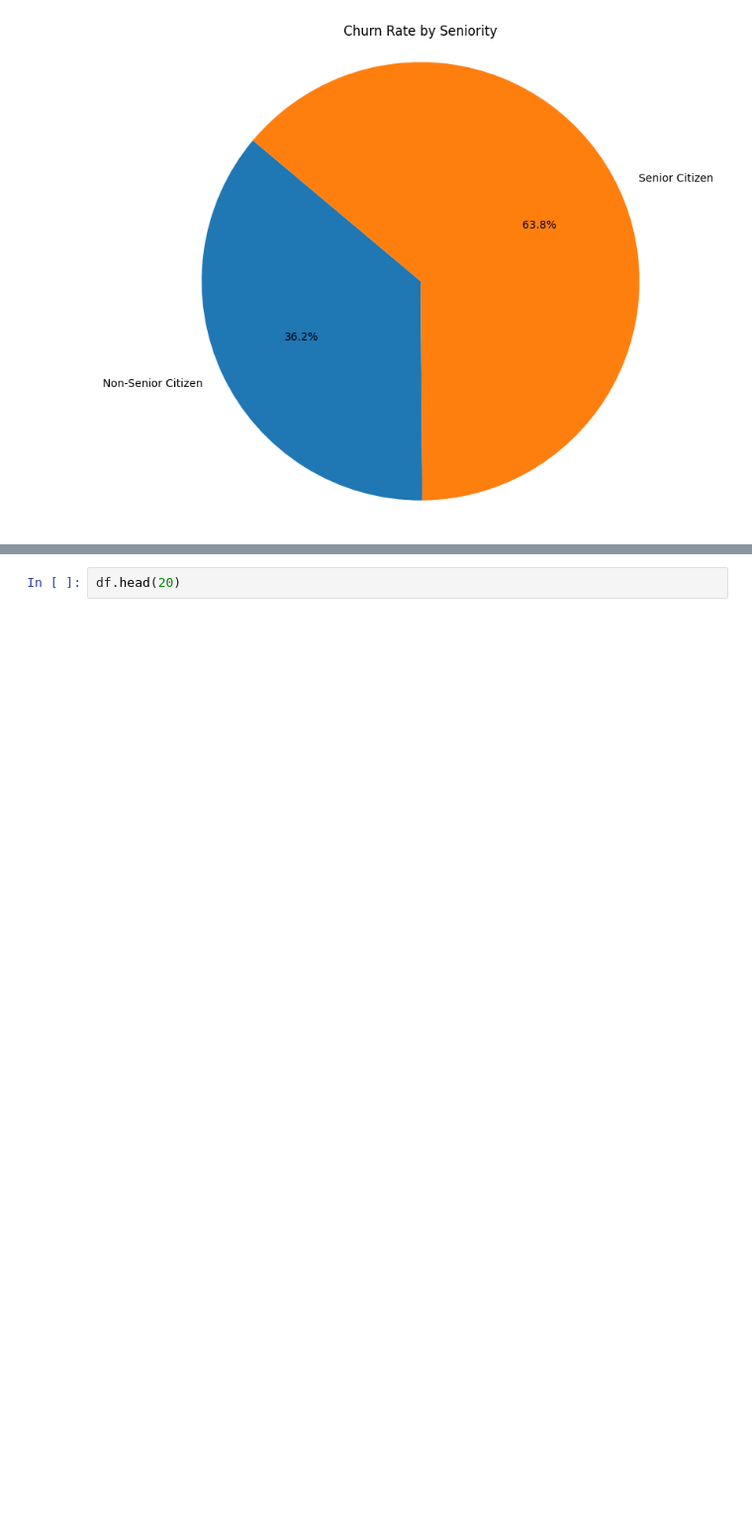
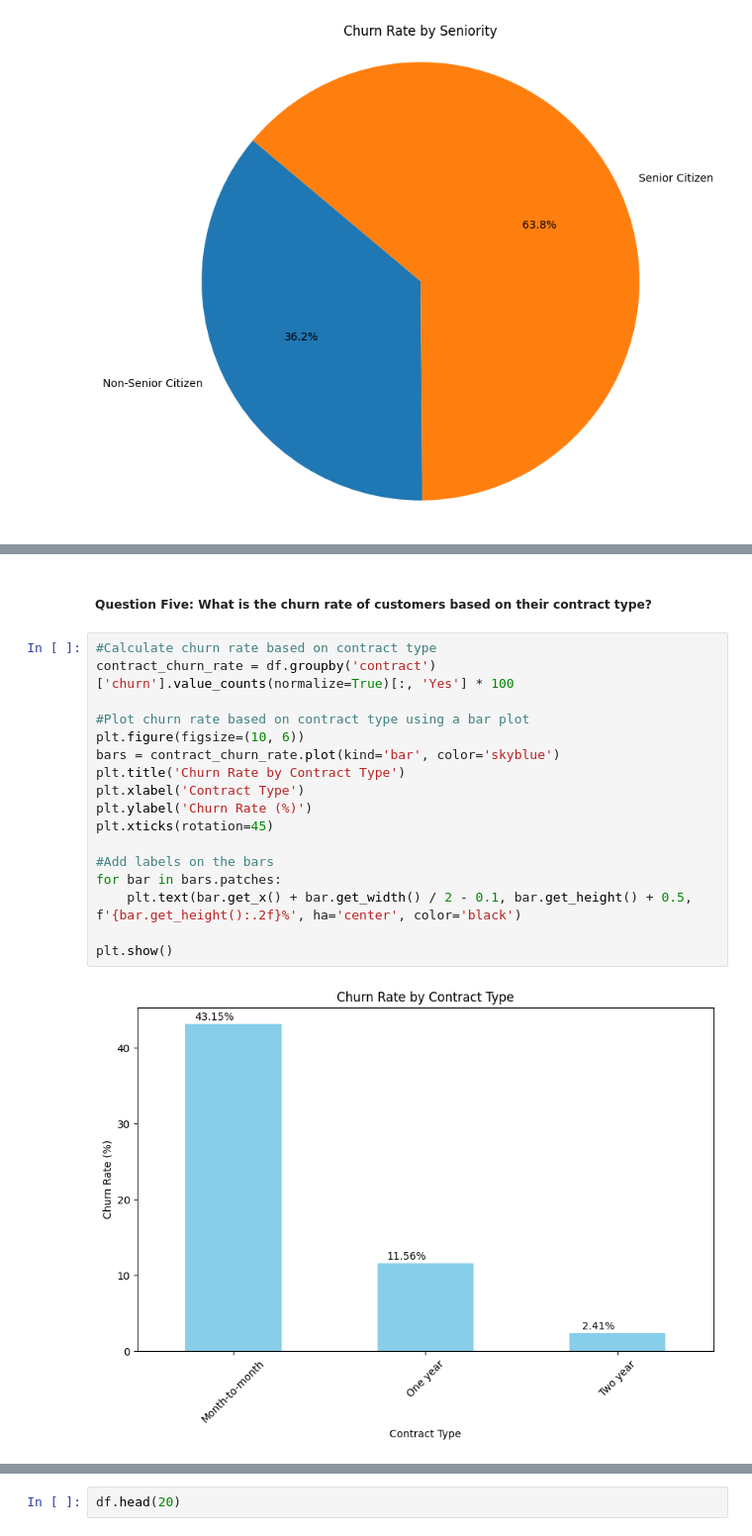
Before and after one commit to AndyMortey/A-Classification-Project-The-Customer-Churn-Analysis, a Jupyter notebook: notebook.ipynb, the cells around one changed output, grey strips where cells are left out. Shown at 99% size. Saved outputs shown, nothing was run; the diff lists cells and outputs as text; blank space fills up the shorter version.

```diff
--- a/notebook.ipynb
+++ b/notebook.ipynb
@@ -788,0 +835,21 @@ plt.show()
+# %% [markdown]
+##### Question Five: What is the churn rate of customers based on their contract type?
+# %%
+#Calculate churn rate based on contract type
+contract_churn_rate = df.groupby('contract')['churn'].value_counts(normalize=True)[:, 'Yes'] * 100
+
+#Plot churn rate based on contract type using a bar plot
+plt.figure(figsize=(10, 6))
+bars = contract_churn_rate.plot(kind='bar', color='skyblue')
+plt.title('Churn Rate by Contract Type')
+plt.xlabel('Contract Type')
+plt.ylabel('Churn Rate (%)')
+plt.xticks(rotation=45)
+
+#Add labels on the bars
+for bar in bars.patches:
+    plt.text(bar.get_x() + bar.get_width() / 2 - 0.1, bar.get_height() + 0.5, f'{bar.get_height():.2f}%', ha='center', color='black')
+
+plt.show()
+# %% [output]
+[figure, added]
```
Also changed, not shown: parts of 8 cells of this notebook.
